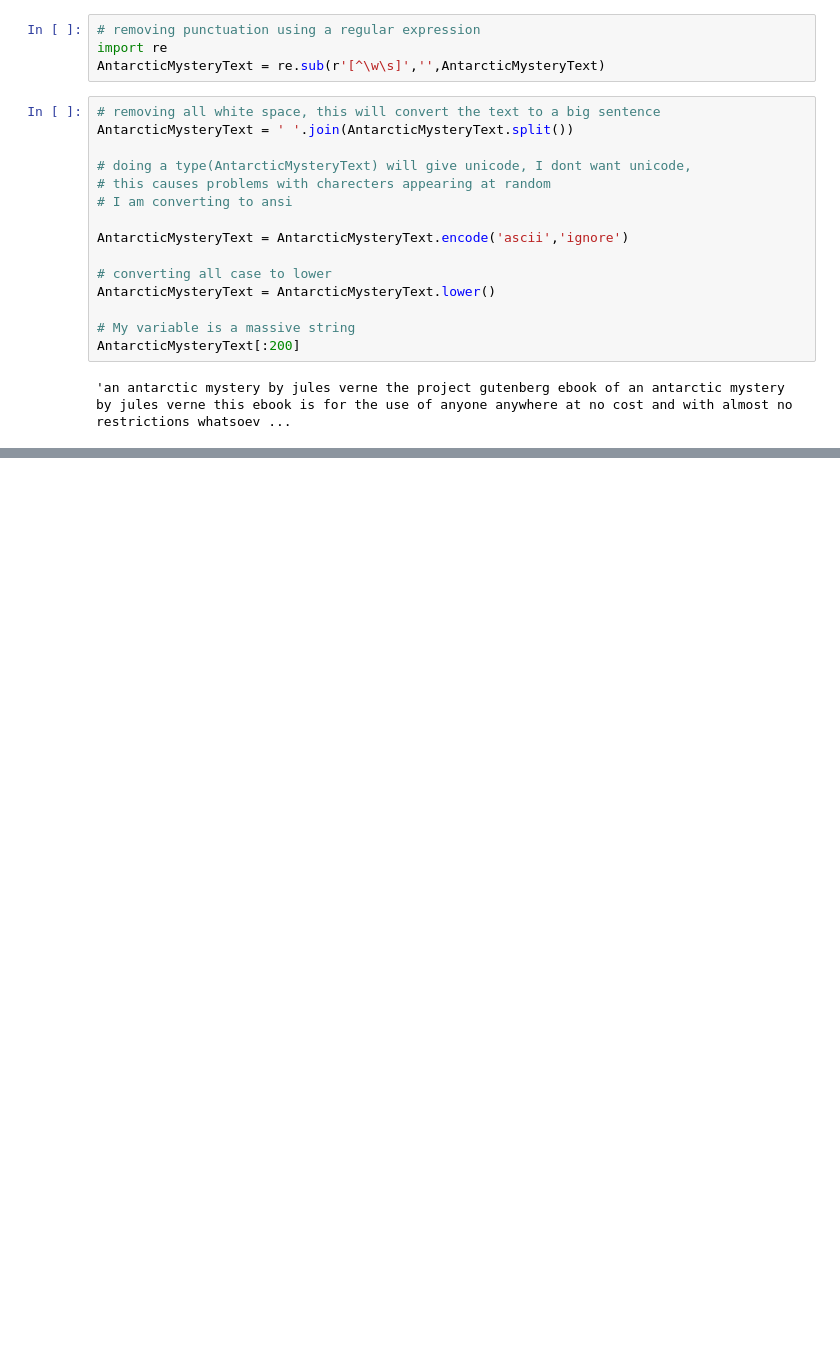
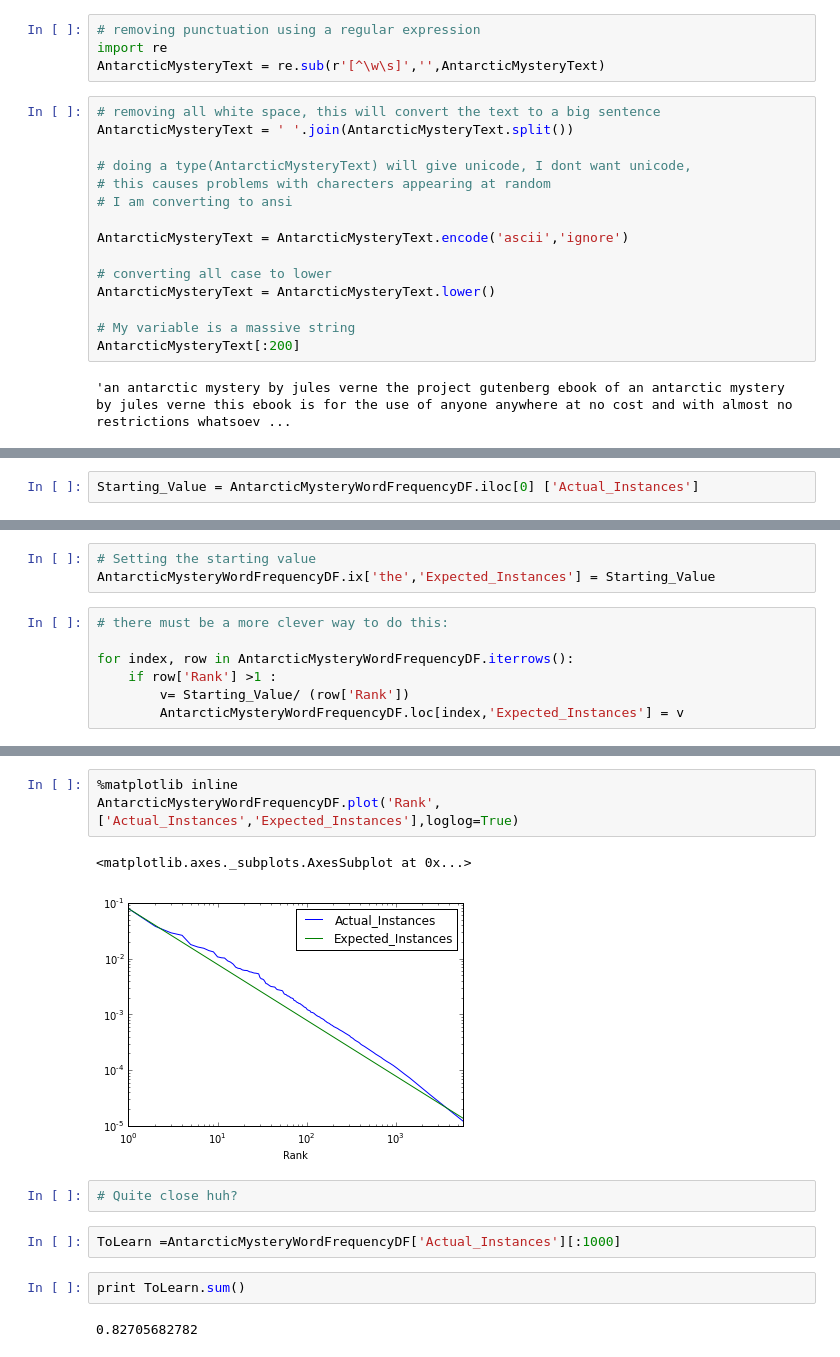
Before and after one commit to gzano/github-ZipfsLawExample, a Jupyter notebook: Zip's Law Example.ipynb, the cells around one changed output, grey strips where cells are left out. Drawn from its saved outputs; the diff is of its cells as text; blank space fills up the shorter version.

```diff
--- a/Zip's Law Example.ipynb
+++ b/Zip's Law Example.ipynb
@@ -34,0 +154,2 @@ AntarcticMysteryText[:200]
+# %%
+Starting_Value = AntarcticMysteryWordFrequencyDF.iloc[0] ['Actual_Instances']
@@ -34,0 +160,10 @@ AntarcticMysteryText[:200]
+# %%
+# Setting the starting value
+AntarcticMysteryWordFrequencyDF.ix['the','Expected_Instances'] = Starting_Value
+# %%
+# there must be a more clever way to do this:
+
+for index, row in AntarcticMysteryWordFrequencyDF.iterrows():
+    if row['Rank'] >1 :
+        v= Starting_Value/ (row['Rank'])
+        AntarcticMysteryWordFrequencyDF.loc[index,'Expected_Instances'] = v
@@ -34,0 +191,14 @@ AntarcticMysteryText[:200]
+# %%
+%matplotlib inline
+AntarcticMysteryWordFrequencyDF.plot('Rank',['Actual_Instances','Expected_Instances'],loglog=True)
+# %% [output]
+<matplotlib.axes._subplots.AxesSubplot at 0x...>
+[figure, added]
+# %%
+# Quite close huh?
+# %%
+ToLearn =AntarcticMysteryWordFrequencyDF['Actual_Instances'][:1000]
+# %%
+print ToLearn.sum()
+# %% [output]
+0.82705682782
```
Also changed, not shown: parts of 21 cells of this notebook.
